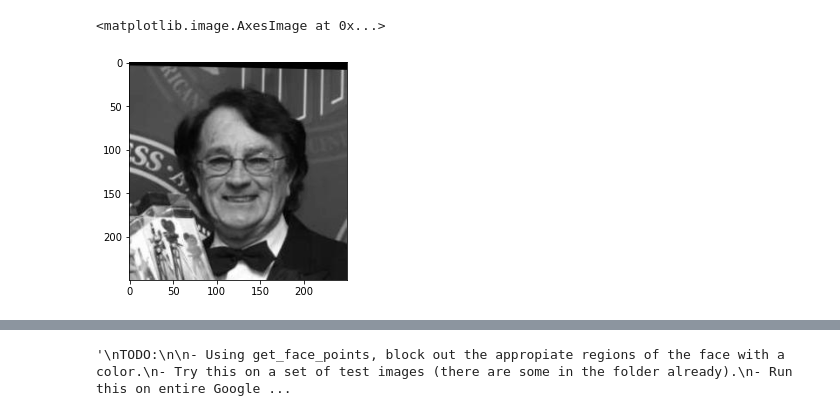
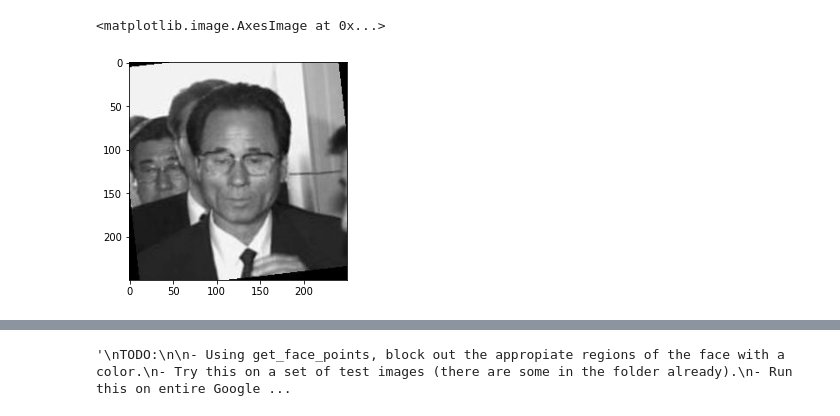
Before and after one commit to rebyu/masked-emotions, a Jupyter notebook: data_processing/Data-Preproccessing.ipynb, the cells around one changed output, grey strips where cells are left out. Cells and saved outputs as stored; diff of their text form; code cells hidden in the pictures.

```diff
--- a/data_processing/Data-Preproccessing.ipynb
+++ b/data_processing/Data-Preproccessing.ipynb
@@ -21,10 +28,3 @@ file_location = "./test_images/test_image.jpg"
-# %%
-image = cv2.cvtColor(cv2.imread(file_location), cv2.COLOR_BGR2RGB)
-gray_image = cv2.cvtColor(image, cv2.COLOR_RGB2GRAY)
-plt.imshow(gray_image, cmap='gray')
-# %% [output]
-<matplotlib.image.AxesImage at 0x...>
-[figure, removed]
 # %%
 def get_face_points(img: np.ndarray):
     """
@@ -64,5 +64,16 @@ def get_face_points(img: np.ndarray):
         face_points.append(points)
 
     return face_points
+# %%
+# do NOT put it into the repo
+file_location = "./test_images/Bak_Chang-Ryun_0001.jpg"
+
+# Read in image
+image = cv2.cvtColor(cv2.imread(file_location), cv2.COLOR_BGR2RGB)
+gray_image = cv2.cvtColor(image, cv2.COLOR_RGB2GRAY)
+plt.imshow(gray_image, cmap='gray')
+# %% [output]
+<matplotlib.image.AxesImage at 0x...>
+[figure, added]
 # %%
 # Visualize points
```
Also changed, not shown: parts of 5 cells of this notebook.
